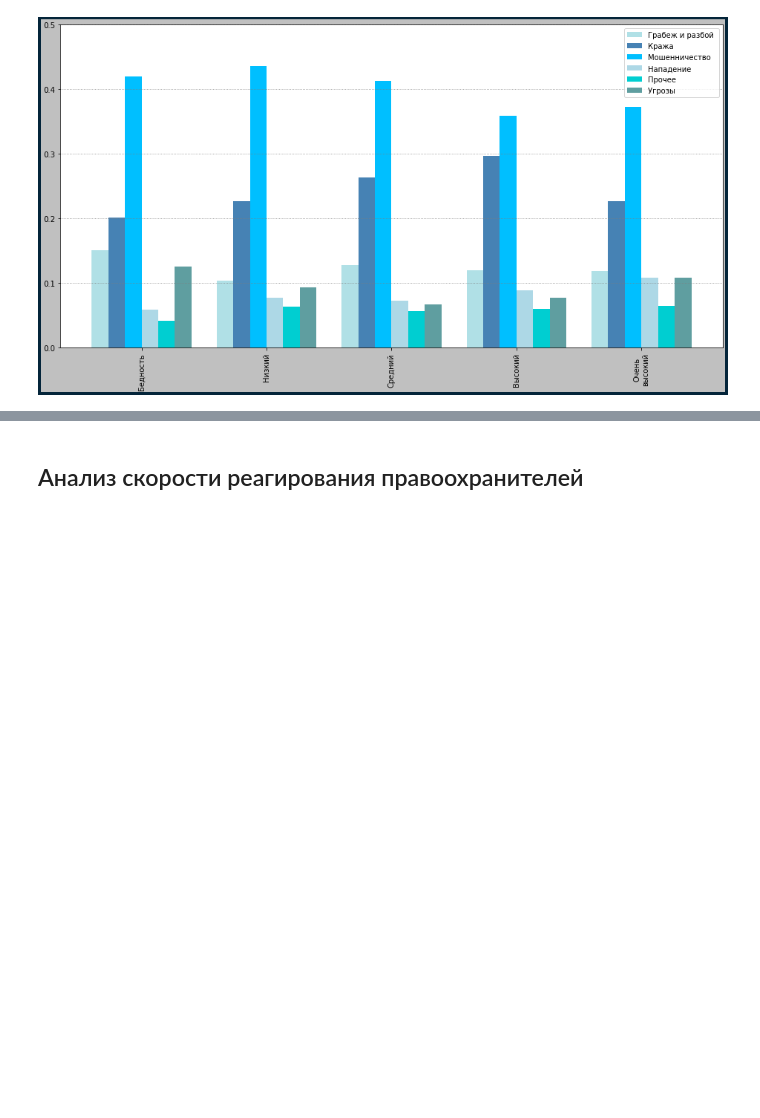
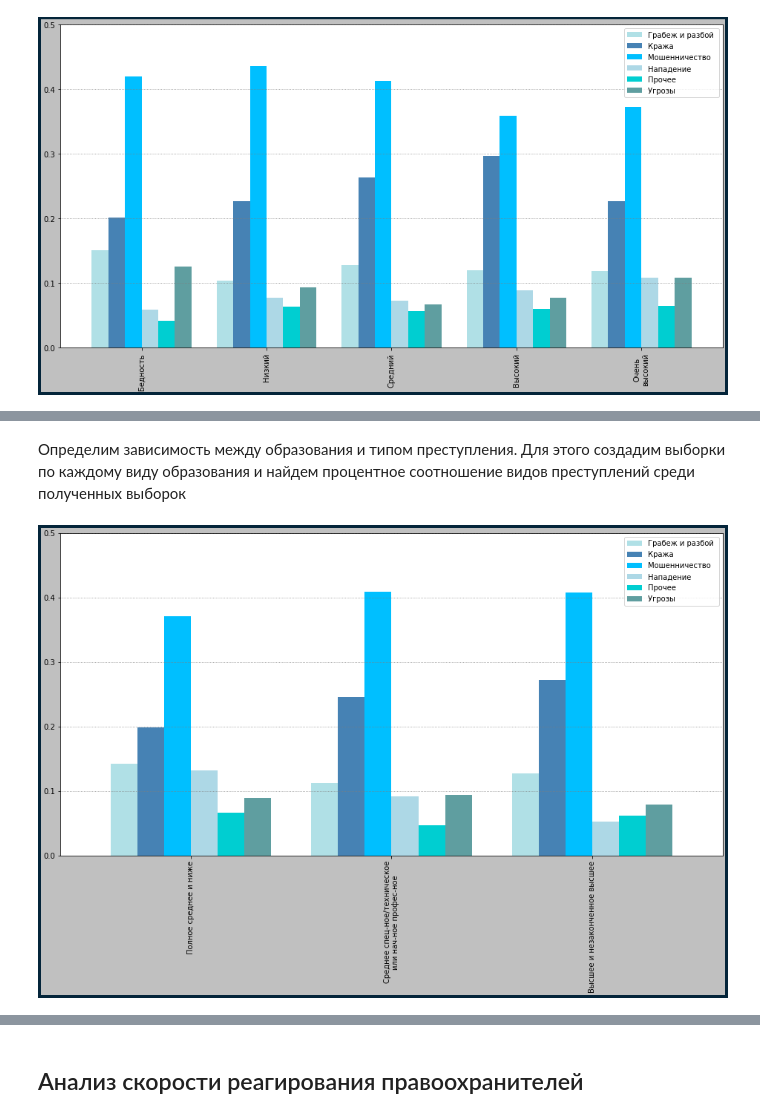
Before and after one commit to litosha/sirius, a Jupyter notebook: Анализ.ipynb, the cells around one changed output, grey strips where cells are left out. Drawn from its saved outputs; the diff is of its cells as text; code cells hidden in the pictures; blank space fills up the shorter version.

```diff
--- a/Анализ.ipynb
+++ b/Анализ.ipynb
@@ -793,0 +937,38 @@ plt.show()
+# %% [markdown]
+Определим зависимость между образования и типом преступления. Для этого создадим выборки по каждому виду образования и найдем процентное соотношение видов преступлений среди полученных выборок
+# %%
+#Графики процента вида преступления для каждого уровня доходов
+
+crime_edu = pd.concat([victims['crime_type'].drop(victims['crime_type']
+                        [victims['crime_type'] == 8.0].index),
+                        victims['resp_edu']], axis=1).dropna()
+
+s = []
+for i in range(1, 4):
+  s.append(crime_edu[crime_edu['resp_edu'] == i]['crime_type']
+           .apply(crime_type_rename).value_counts(1).sort_index())
+
+edu_lst = ["Полное среднее и ниже",
+           "Среднее спец-ное/техническое\nили нач-ное профес-ное",
+           "Высшее и незаконченное высшее"]
+
+fp = pd.DataFrame(s,
+              index=edu_lst,
+              columns=s[0].index)
+
+fig, ax = plt.subplots(linewidth=8, edgecolor="#04253a")
+
+ax.set_facecolor('white')
+fig.set_figwidth(16)    #  ширина Figure
+fig.set_figheight(8)    #  высота Figure
+fig.set_facecolor(pltclr)
+
+fp.plot.bar(color=colors, ax=ax, width=0.8)
+
+plt.grid(which='major', color = 'gray', axis='y', linestyle=':')
+
+plt.ylim(top=0.5)
+
+plt.show()
+# %% [output]
+[figure, added]
```
Also changed, not shown: parts of 34 cells of this notebook.
